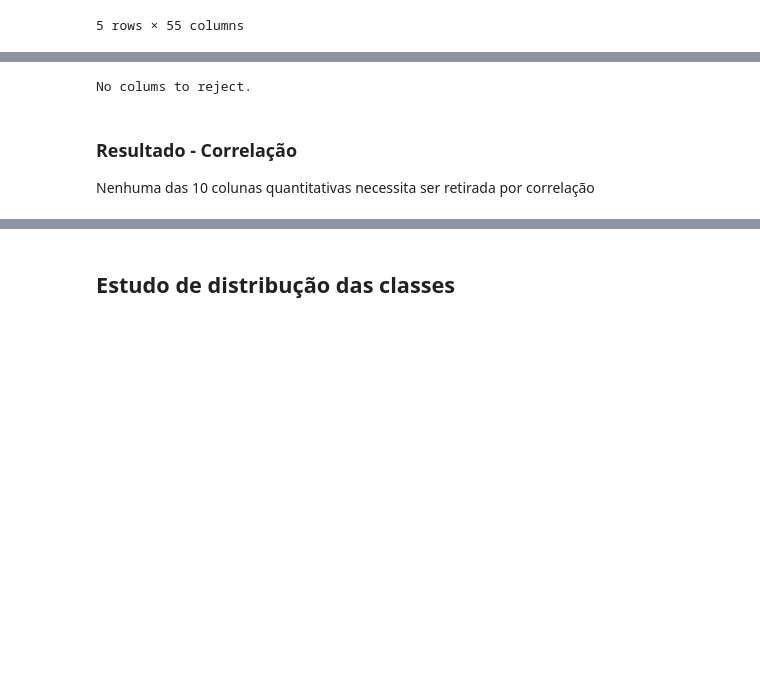
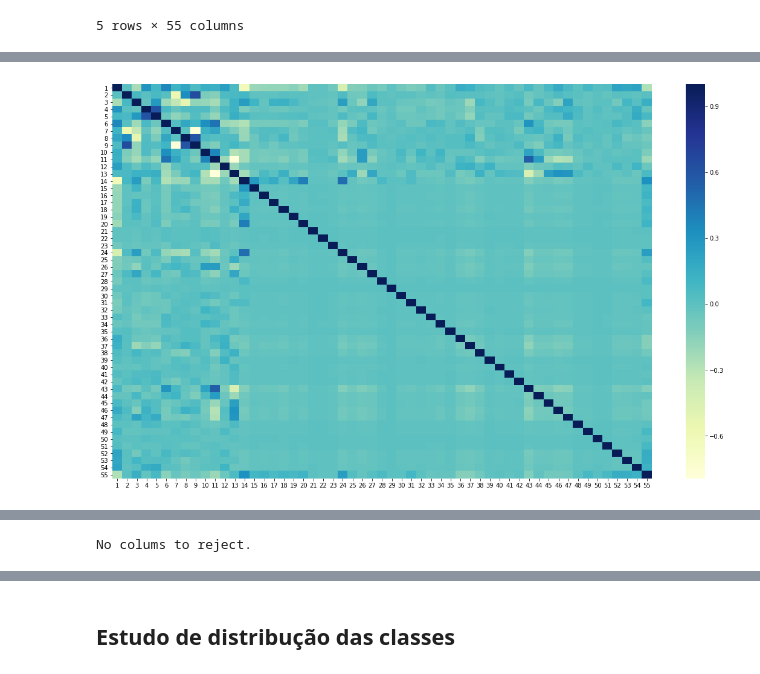
Before and after one commit to Machine-Learning-FGA/ForestCover-Problem, a Jupyter notebook: Initial Studies.ipynb, the cells around one changed output, grey strips where cells are left out. Saved outputs shown, nothing was run; the diff lists cells and outputs as text; code cells hidden in the pictures; blank space fills up the shorter version.

```diff
--- a/Initial Studies.ipynb
+++ b/Initial Studies.ipynb
@@ -83,3 +214,13 @@ Para as colunas quantitativas talvez seja necessário criar uma escala dos valor
+# %%
+import seaborn
+
+def plot_corr_matrix(data,annot=False):
+    seaborn.heatmap(data.corr(), cmap="YlGnBu", annot=annot)
+    plt.show()
+# %%
+plot_corr_matrix(data)
+# %% [output]
+[figure, added]
 # %%
 def plot_coor_matrix(corr_matrix, headers=None, title=''):
     headers = headers or corr_matrix.columns
@@ -120,6 +261,3 @@ def test_corr(matrix_corr, verbose=1):
 reject_index = test_corr(matrix_corr)
 # %% [output]
 No colums to reject.
-# %% [markdown]
-### Resultado - Correlação
-Nenhuma das 10 colunas quantitativas necessita ser retirada por correlação
```
Also changed, not shown: parts of 26 cells of this notebook, 1 other file.
